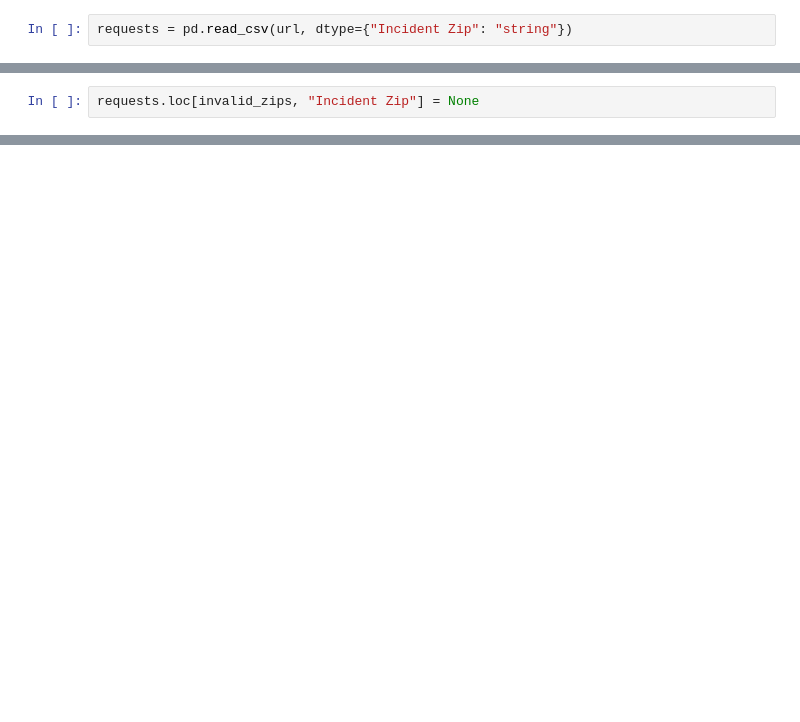
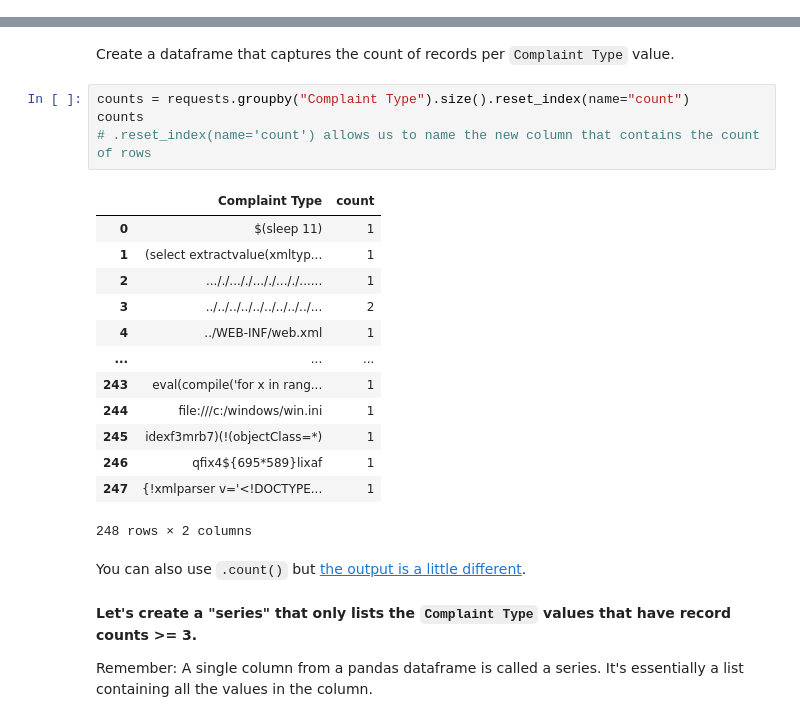
Before and after one commit to afeld/computing-in-context, a Jupyter notebook: lecture_17.ipynb, the cells around one changed output, grey strips where cells are left out. Cells and saved outputs as stored; diff of their text form; blank space fills up the shorter version.

```diff
--- a/lecture_17.ipynb
+++ b/lecture_17.ipynb
@@ -111,2 +122,0 @@ ZIP codes _look_ numeric, but aren't really.
-# %%
-requests = pd.read_csv(url, dtype={"Incident Zip": "string"})
@@ -176,2 +122,0 @@ Name: Incident Zip, dtype: string
-# %%
-requests.loc[invalid_zips, "Incident Zip"] = None
@@ -369,0 +238,26 @@ This will apply to all our Projects.
+# %% [markdown]
+Create a dataframe that captures the count of records per `Complaint Type` value.
+# %%
+counts = requests.groupby("Complaint Type").size().reset_index(name="count")
+counts
+# .reset_index(name='count') allows us to name the new column that contains the count of rows
+# %% [output]
+|  | Complaint Type | count |
+| 0 | $(sleep 11) | 1 |
+| 1 | (select extractvalue(xmltyp... | 1 |
+| 2 | ..././..././..././..././...... | 1 |
+| 3 | ../../../../../../../../../... | 2 |
+| 4 | ../WEB-INF/web.xml | 1 |
+| ... | ... | ... |
+| 243 | eval(compile('for x in rang... | 1 |
+| 244 | file:///c:/windows/win.ini | 1 |
+| 245 | idexf3mrb7)(!(objectClass=*) | 1 |
+| 246 | qfix4${695*589}lixaf | 1 |
+| 247 | {!xmlparser v='<!DOCTYPE... | 1 |
+248 rows × 2 columns
+# %% [markdown]
+You can also use `.count()` but [the output is a little different](https://stackoverflow.com/questions/33346591/what-is-the-difference-between-size-and-count-in-pandas).
+# %% [markdown]
+**Let's create a "series" that only lists the `Complaint Type` values that have record counts >= 3.**
+
+Remember: A single column from a pandas dataframe is called a series. It's essentially a list containing all the values in the column.
```
Also changed, not shown: parts of 95 cells of this notebook, 28 other files.
